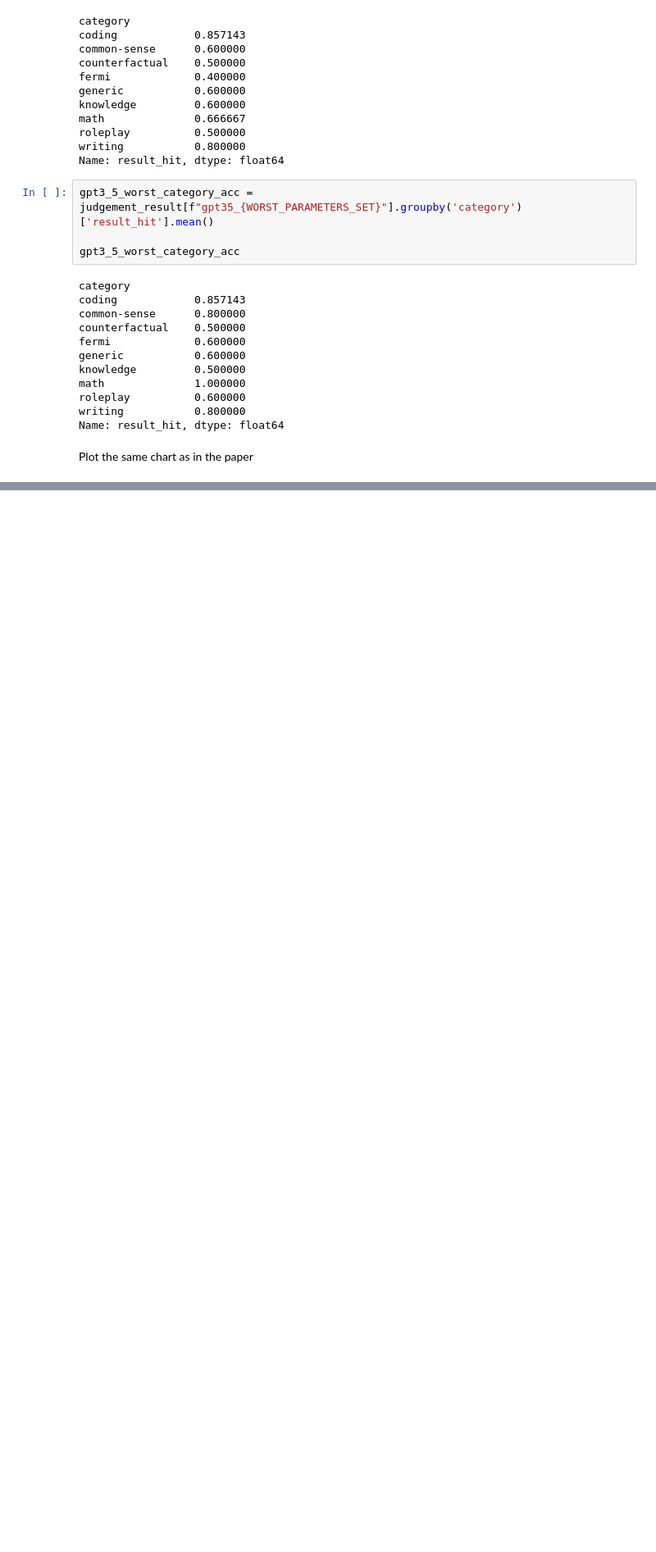
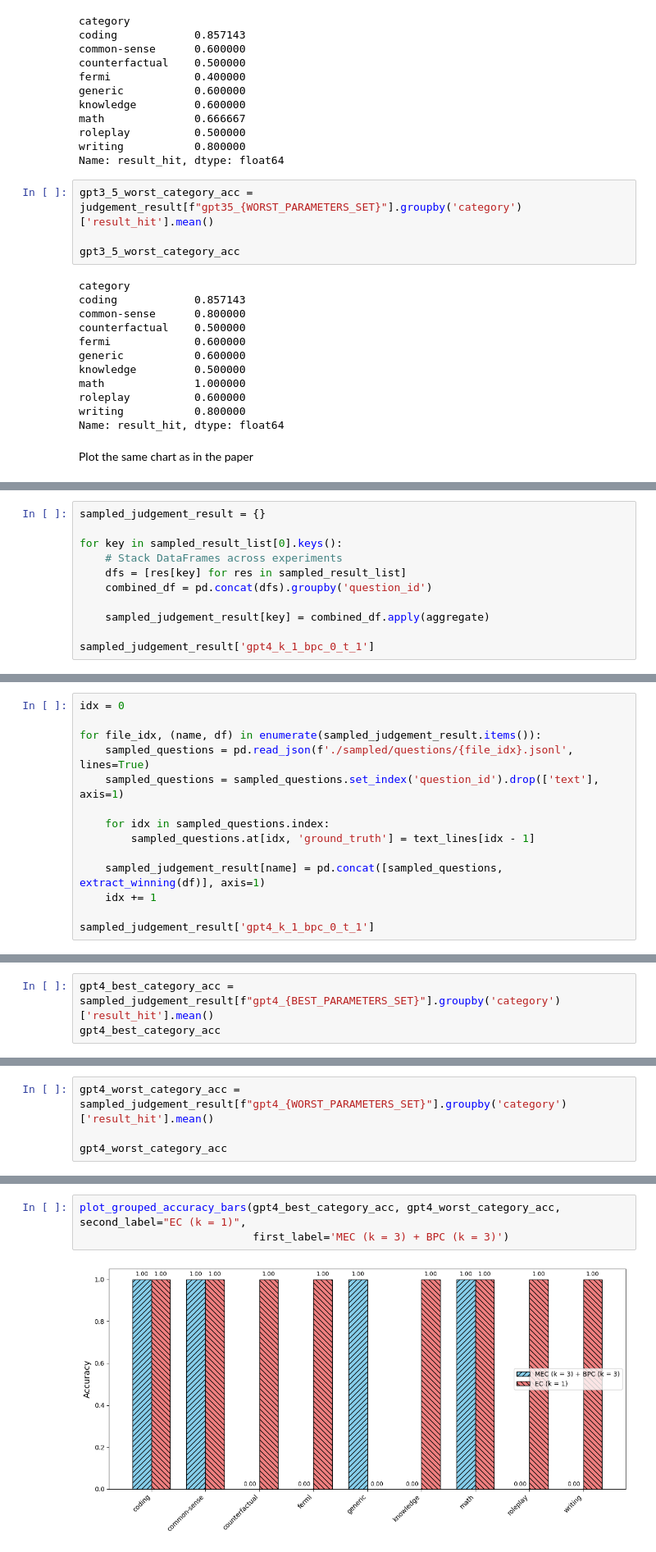
Before and after one commit to Thesis-LLM-as-a-judge-AUAS/fair-eval, a Jupyter notebook: sanity_check.ipynb, the cells around one changed output, grey strips where cells are left out. Shown: that part at 82% size. Drawn from its saved outputs; the diff is of its cells as text; blank space fills up the shorter version.

```diff
--- a/sanity_check.ipynb
+++ b/sanity_check.ipynb
@@ -473,0 +542,11 @@ plot_grouped_accuracy_bars(gpt3_5_best_category_acc, gpt3_5_worst_category_acc,
+# %%
+sampled_judgement_result = {}
+
+for key in sampled_result_list[0].keys():
+    # Stack DataFrames across experiments
+    dfs = [res[key] for res in sampled_result_list]
+    combined_df = pd.concat(dfs).groupby('question_id')
+
+    sampled_judgement_result[key] = combined_df.apply(aggregate)
+
+sampled_judgement_result['gpt4_k_1_bpc_0_t_1']
@@ -473,0 +588,14 @@ plot_grouped_accuracy_bars(gpt3_5_best_category_acc, gpt3_5_worst_category_acc,
+# %%
+idx = 0
+
+for file_idx, (name, df) in enumerate(sampled_judgement_result.items()):
+    sampled_questions = pd.read_json(f'./sampled/questions/{file_idx}.jsonl', lines=True)
+    sampled_questions = sampled_questions.set_index('question_id').drop(['text'], axis=1)
+
+    for idx in sampled_questions.index:
+        sampled_questions.at[idx, 'ground_truth'] = text_lines[idx - 1]
+
+    sampled_judgement_result[name] = pd.concat([sampled_questions, extract_winning(df)], axis=1)
+    idx += 1
+
+sampled_judgement_result['gpt4_k_1_bpc_0_t_1']
@@ -473,0 +710,3 @@ plot_grouped_accuracy_bars(gpt3_5_best_category_acc, gpt3_5_worst_category_acc,
+# %%
+gpt4_best_category_acc = sampled_judgement_result[f"gpt4_{BEST_PARAMETERS_SET}"].groupby('category')['result_hit'].mean()
+gpt4_best_category_acc
@@ -473,0 +725,4 @@ plot_grouped_accuracy_bars(gpt3_5_best_category_acc, gpt3_5_worst_category_acc,
+# %%
+gpt4_worst_category_acc = sampled_judgement_result[f"gpt4_{WORST_PARAMETERS_SET}"].groupby('category')['result_hit'].mean()
+
+gpt4_worst_category_acc
@@ -473,0 +741,5 @@ plot_grouped_accuracy_bars(gpt3_5_best_category_acc, gpt3_5_worst_category_acc,
+# %%
+plot_grouped_accuracy_bars(gpt4_best_category_acc, gpt4_worst_category_acc, second_label="EC (k = 1)",
+                           first_label='MEC (k = 3) + BPC (k = 3)')
+# %% [output]
+[figure, added]
```
Also changed, not shown: parts of 42 cells of this notebook.
